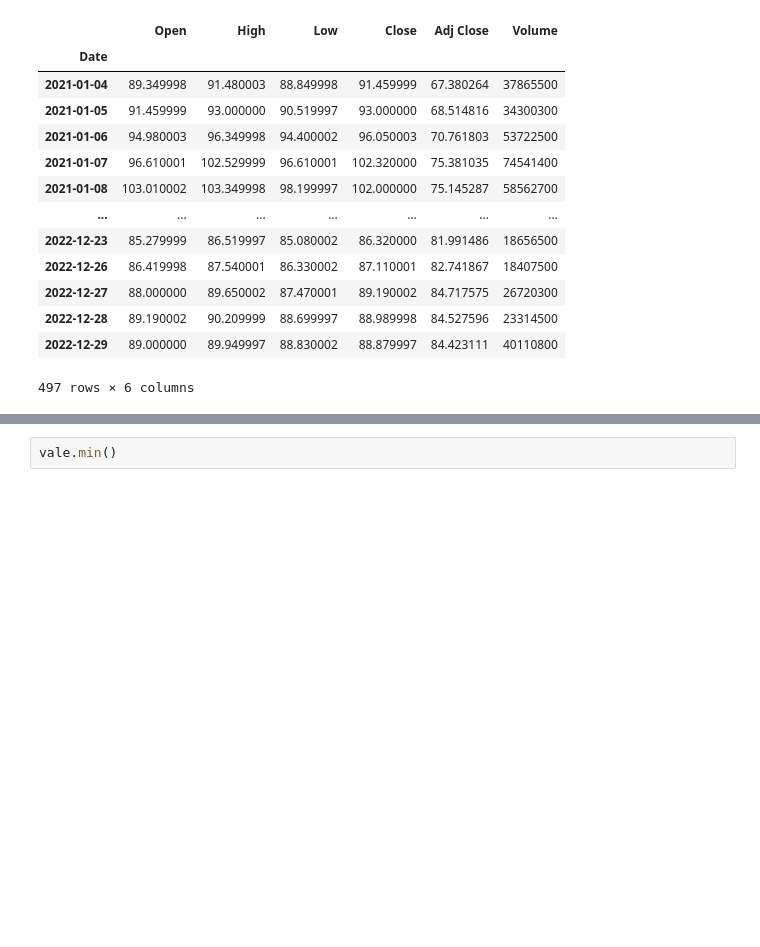
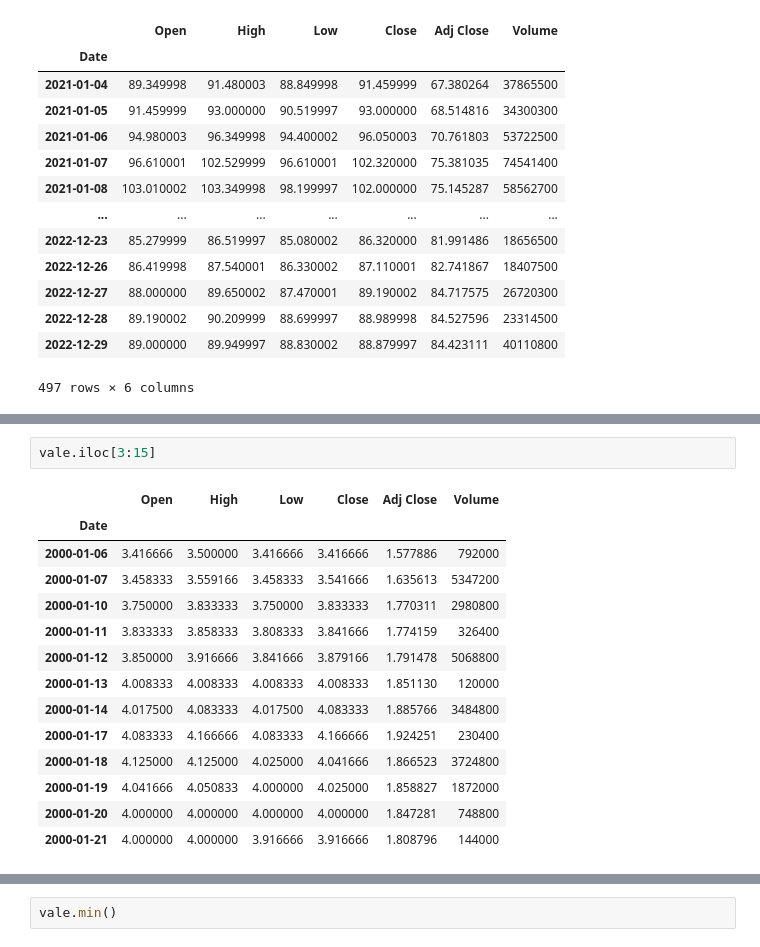
Before and after one commit to furlancad/Estudo-PMF, a Jupyter notebook: Analise_Vale3_Yahoo_Finance.ipynb, the cells around one changed output, grey strips where cells are left out. Saved outputs shown, nothing was run; the diff lists cells and outputs as text; blank space fills up the shorter version.

```diff
--- a/Analise_Vale3_Yahoo_Finance.ipynb
+++ b/Analise_Vale3_Yahoo_Finance.ipynb
@@ -210,0 +418,17 @@ vale.loc['2021-01-01':'2023-01-01']
+# %%
+vale.iloc[3:15]
+# %% [output]
+|  | Open | High | Low | Close | Adj Close | Volume |
+| Date |  |  |  |  |  |  |
+| 2000-01-06 | 3.416666 | 3.500000 | 3.416666 | 3.416666 | 1.577886 | 792000 |
+| 2000-01-07 | 3.458333 | 3.559166 | 3.458333 | 3.541666 | 1.635613 | 5347200 |
+| 2000-01-10 | 3.750000 | 3.833333 | 3.750000 | 3.833333 | 1.770311 | 2980800 |
+| 2000-01-11 | 3.833333 | 3.858333 | 3.808333 | 3.841666 | 1.774159 | 326400 |
+| 2000-01-12 | 3.850000 | 3.916666 | 3.841666 | 3.879166 | 1.791478 | 5068800 |
+| 2000-01-13 | 4.008333 | 4.008333 | 4.008333 | 4.008333 | 1.851130 | 120000 |
+| 2000-01-14 | 4.017500 | 4.083333 | 4.017500 | 4.083333 | 1.885766 | 3484800 |
+| 2000-01-17 | 4.083333 | 4.166666 | 4.083333 | 4.166666 | 1.924251 | 230400 |
+| 2000-01-18 | 4.125000 | 4.125000 | 4.025000 | 4.041666 | 1.866523 | 3724800 |
+| 2000-01-19 | 4.041666 | 4.050833 | 4.000000 | 4.025000 | 1.858827 | 1872000 |
+| 2000-01-20 | 4.000000 | 4.000000 | 4.000000 | 4.000000 | 1.847281 | 748800 |
+| 2000-01-21 | 4.000000 | 4.000000 | 3.916666 | 3.916666 | 1.808796 | 144000 |
```
Also changed, not shown: parts of 43 cells of this notebook.
